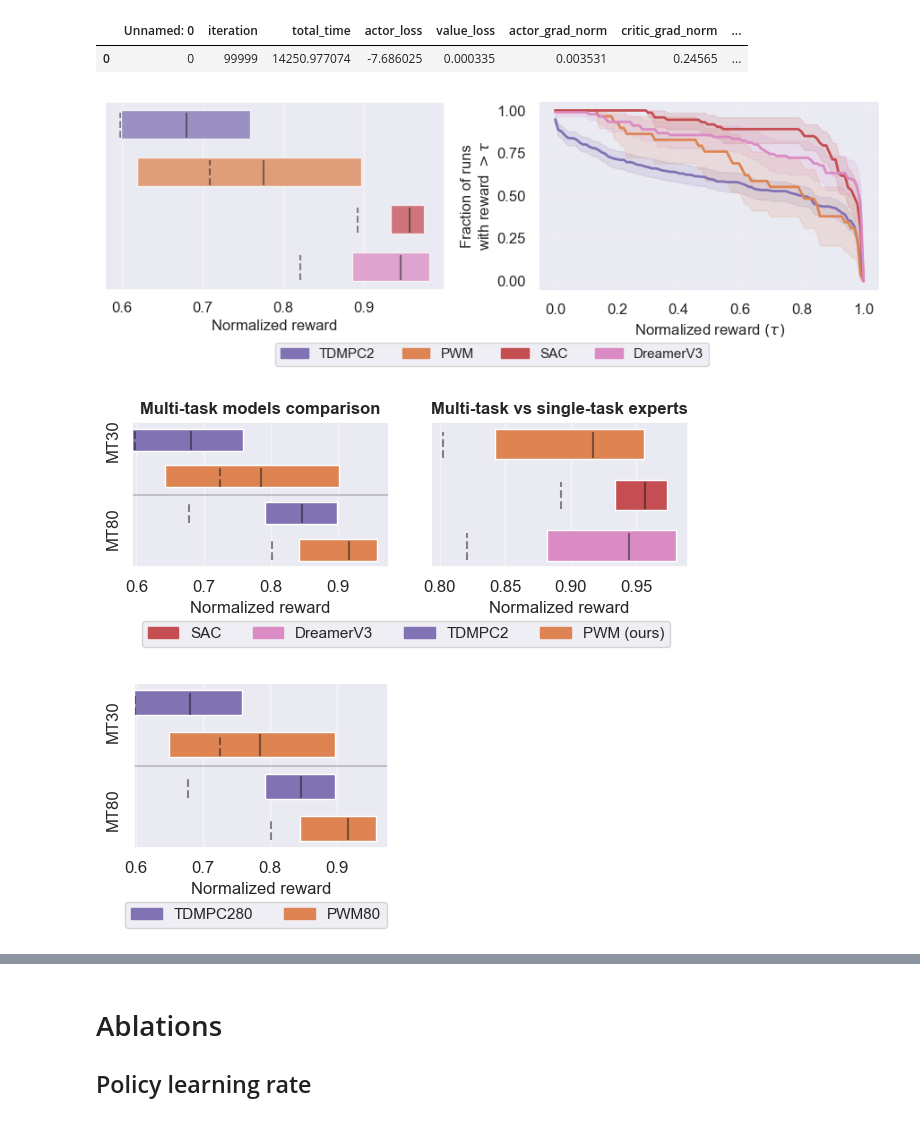
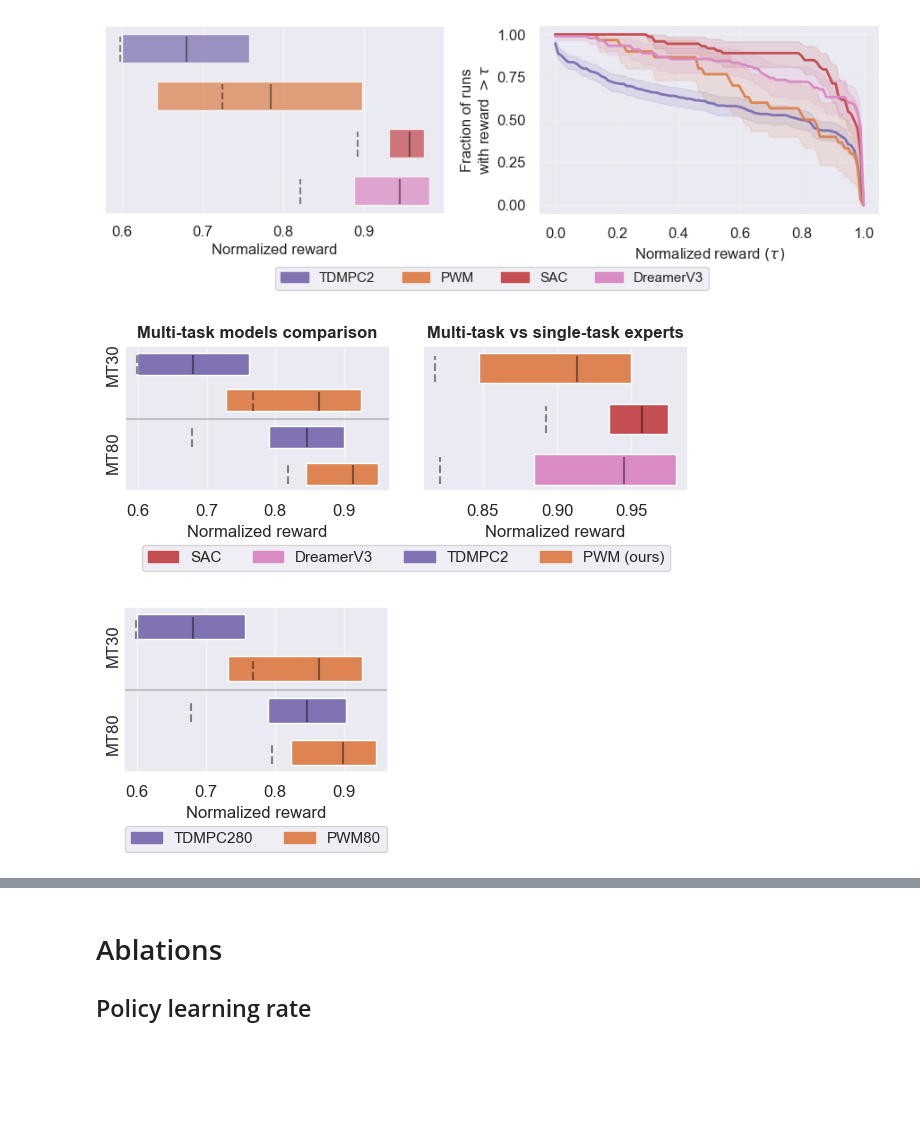
Before and after one commit to imgeorgiev/FoRL-WM, a Jupyter notebook: results/multitask.ipynb, the cells around one changed output, grey strips where cells are left out. Saved outputs shown, nothing was run; the diff lists cells and outputs as text; code cells hidden in the pictures; blank space fills up the shorter version.

```diff
--- a/results/multitask.ipynb
+++ b/results/multitask.ipynb
@@ -13,7 +13,8 @@ from rliable import library as rly
 from rliable import metrics
 from rliable import plot_utils
 # %%
-# data processing
+# Data processing for raw data
+# NOTE: data not available in public repo; we only provide aggregate stats
 import os
 
 mt = None
@@ -26,16 +27,14 @@ for file in os.listdir(csv_dir):
         print(f"loading {file_path}")
         df = pd.read_csv(file_path)
         df = df.rename({f"episode_reward+{task}": "episode_reward", f"episode_success+{task}": "episode_success"}, axis=1)
-        df["episode_reward"] = df["episode_reward"].max()
-        df["episode_success"] = df["episode_success"].max()
         df["task"] = task
-        # df = df.dropna(how="all", axis=1)
-        # df = df.dropna()
+        df = df.dropna(how="all", axis=1)
+        df = df.dropna()
         if mt is None:
             mt = df
         else:
             mt = pd.concat((mt, df))
-        break
+        # break
 
 len(mt)
 mt.to_csv(f"{csv_dir}.csv")
@@ -48,8 +73,3 @@ loading data/mt30_results/cartpole-balance_results.csv
-# %%
-pd.read_csv("data/mt30_results/cartpole-balance_results.csv")
-# %% [output]
-|  | Unnamed: 0 | iteration | total_time | actor_loss | value_loss | actor_grad_norm | critic_grad_norm | ... |
-| 0 | 0 | 99999 | 14250.977074 | -7.686025 | 0.000335 | 0.003531 | 0.24565 | ... |
 # %%
 # DreamerV3
 dreamerv3_data = pd.read_json("data/dmc_proprio-dreamerv3.json")
@@ -196,7 +216,7 @@ plt.tight_layout()
 fig.legend(handles=fancy_legend, loc='center', bbox_to_anchor=(0.5, 0.0), fancybox=True, shadow=False, ncol=len(fancy_legend))
 plt.savefig("../figures/mutlitask.pdf", bbox_inches="tight")
 # %% [output]
-[figure, old version]
+[figure, new version]
 # %%
 # Load data and process into metrics
 
@@ -265,12 +285,13 @@ ax1.tick_params(axis='both', which='major', labelsize='medium')
 # Load data and process into metrics
 norm = 1000
 
-pwm30_data = pd.read_csv("data/fowm_mt30_h3_results.csv")
+pwm30_data = pd.read_csv("data/mt30_results.csv")
+pwm30_data["score"] = pwm30_data.episode_reward/norm
+
 pwm80_data = pd.read_csv("data/mt80_results.csv")
 pwm80_data["score"] = pwm80_data.episode_reward/norm
 idx = pwm80_data.task.str.startswith("mw")
 pwm80_data.loc[idx, "score"] = pwm80_data[idx].episode_success
-
 
 tdmpc30_data = pd.read_csv("data/tdmpc2_mt30_scores.csv")
 seeds = tdmpc30_data.seed.max()+1
@@ -287,7 +308,7 @@ tdmpc80_scores = tdmpc80_data.score.values.reshape((-1, seeds, 1))
 score_dict = {
             "TDMPC230": tdmpc30_scores/norm,
             "TDMPC280": tdmpc80_scores,
-            "PWM30": pwm30_data.best_reward.values.astype(np.float32)[...,None][...,None]/norm,
+            "PWM30": pwm30_data.score.values.astype(np.float32)[...,None][...,None],
             "PWM80": pwm80_data.score.values.astype(np.float32)[...,None][...,None],
             }
 
@@ -382,12 +403,14 @@ plt.tight_layout(w_pad=2.0)
 fig.legend(handles=fancy_legend, loc='center', bbox_to_anchor=(0.5, 0.0), fancybox=True, shadow=False, ncol=len(fancy_legend))
 plt.savefig("../figures/mutlitask_full.pdf", bbox_inches="tight", pad_inches=0)
 # %% [output]
-[figure, old version]
+[figure, new version]
 # %%
 # Load data and process into metrics
 norm = 1000
 
-pwm30_data = pd.read_csv("data/fowm_mt30_h3_results.csv")
+pwm30_data = pd.read_csv("data/mt30_results.csv")
+pwm30_data["score"] = pwm30_data.episode_reward/norm
+
 pwm80_data = pd.read_csv("data/mt80_results.csv")
 pwm80_data["score"] = pwm80_data.episode_reward/norm
 idx = pwm80_data.task.str.startswith("mw")
@@ -409,7 +432,7 @@ tdmpc80_scores = tdmpc80_data.score.values.reshape((-1, seeds, 1))
 score_dict = {
             "TDMPC230": tdmpc30_scores/norm,
             "TDMPC280": tdmpc80_scores,
-            "PWM30": pwm30_data.best_reward.values.astype(np.float32)[...,None][...,None]/norm,
+            "PWM30": pwm30_data.score.values.astype(np.float32)[...,None][...,None],
             "PWM80": pwm80_data.score.values.astype(np.float32)[...,None][...,None],
             }
 
@@ -471,34 +494,34 @@ for idx, alg in enumerate(labels):
         linestyle="dashed",
         )
 
 ax1.set_xlabel("Normalized reward")
 ax1.grid(False)
 ax1.grid(True, axis='x', alpha=0.5)
 ax1.set_yticks([])
 ax1.tick_params(axis='both', which='major', labelsize='medium')
 
 xlim = ax1.get_xlim()
 ax1.hlines(1.5, xlim[0], xlim[1], color="k", alpha=0.2)
 ax1.set_xlim(xlim)
 fig.text(0, 0.7, "MT30", rotation=90)
 fig.text(0, 0.35, "MT80", rotation=90)
 
 
 # set legened helpers
 fancy_legend = []
 # for k in colors.keys():
 for k in labels[::-1]:
     if k == "PWM":
         patch = mpatches.Patch(color=colors[k], label="PWM (ours)")
     else:
         patch = mpatches.Patch(color=colors[k], label=k)
     fancy_legend.append(patch)
 
 plt.tight_layout()
 fig.legend(handles=fancy_legend, loc='center', bbox_to_anchor=(0.5, 0.0), fancybox=True, shadow=False, ncol=len(fancy_legend))
 plt.savefig("../figures/mutlitask.pdf", bbox_inches="tight", pad_inches=0)
 # %% [output]
-[figure, old version]
+[figure, new version]
 # %%
 # Plot data
 colors = sns.color_palette()
```
Also changed, not shown: parts of 4 cells of this notebook, 4 other files.
